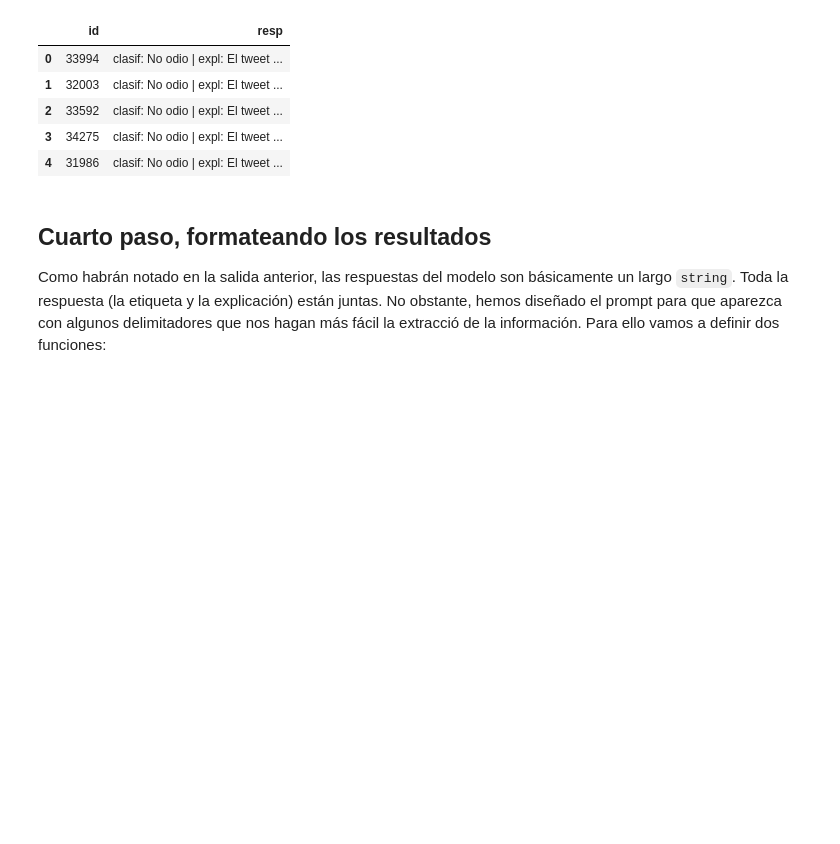
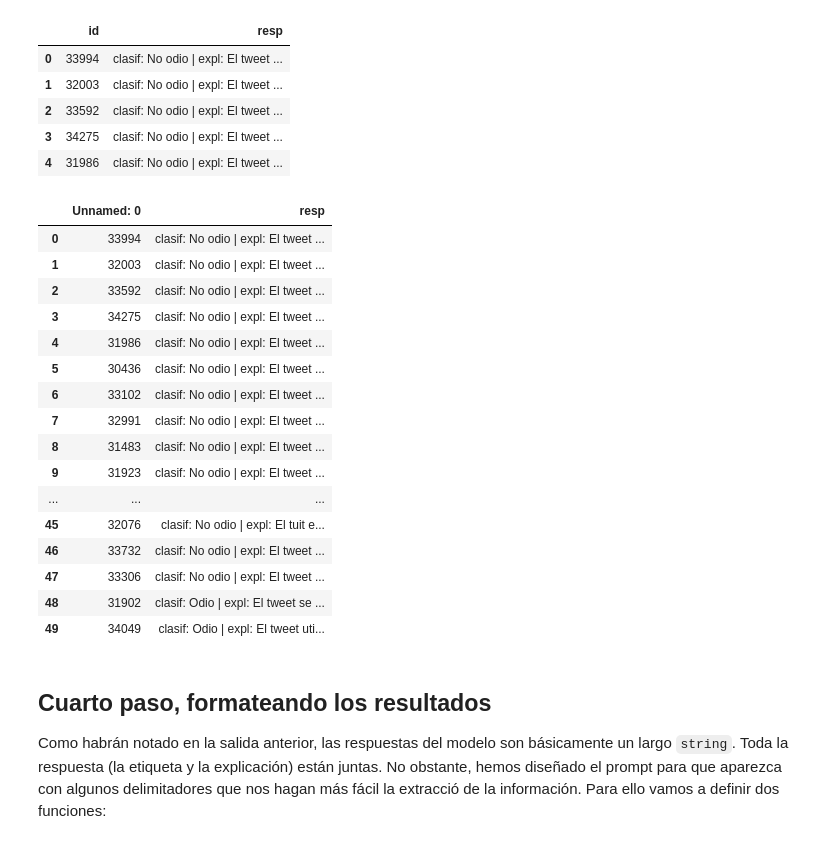
Before and after one commit to gefero/factor_data_SICSS_Baires_2026, a Jupyter notebook: cap3/03_SICSS_Baires_LLMs.ipynb, the cells around one changed output. Drawn from its saved outputs; the diff is of its cells as text; code cells hidden in the pictures; blank space fills up the shorter version.

```diff
--- a/cap3/03_SICSS_Baires_LLMs.ipynb
+++ b/cap3/03_SICSS_Baires_LLMs.ipynb
@@ -314,6 +316,28 @@ rtas_test_df.head()
 | 2 | 33592 | clasif: No odio | expl: El tweet ... |
 | 3 | 34275 | clasif: No odio | expl: El tweet ... |
 | 4 | 31986 | clasif: No odio | expl: El tweet ... |
+# %%
+rtas_test_df = pd.read_csv('/content/factor_data_tuto_NLP_SICSS/data/rtas_hateval_llm.csv')
+# %%
+rtas_test_df
+# %% [output]
+|  | Unnamed: 0 | resp |
+| 0 | 33994 | clasif: No odio | expl: El tweet ... |
+| 1 | 32003 | clasif: No odio | expl: El tweet ... |
+| 2 | 33592 | clasif: No odio | expl: El tweet ... |
+| 3 | 34275 | clasif: No odio | expl: El tweet ... |
+| 4 | 31986 | clasif: No odio | expl: El tweet ... |
+| 5 | 30436 | clasif: No odio | expl: El tweet ... |
+| 6 | 33102 | clasif: No odio | expl: El tweet ... |
+| 7 | 32991 | clasif: No odio | expl: El tweet ... |
+| 8 | 31483 | clasif: No odio | expl: El tweet ... |
+| 9 | 31923 | clasif: No odio | expl: El tweet ... |
+| ... | ... | ... |
+| 45 | 32076 | clasif: No odio | expl: El tuit e... |
+| 46 | 33732 | clasif: No odio | expl: El tweet ... |
+| 47 | 33306 | clasif: No odio | expl: El tweet ... |
+| 48 | 31902 | clasif: Odio | expl: El tweet se ... |
+| 49 | 34049 | clasif: Odio | expl: El tweet uti... |
 # %% [markdown]
 ## Cuarto paso, formateando los resultados
 Como habrán notado en la salida anterior, las respuestas del modelo son básicamente un largo `string`. Toda la respuesta (la etiqueta y la explicación) están juntas. No obstante, hemos diseñado el prompt para que aparezca con algunos delimitadores que nos hagan más fácil la extracció de la información. Para ello vamos a definir dos funciones:
```
Also changed, not shown: parts of 5 cells of this notebook, 7 other files.
